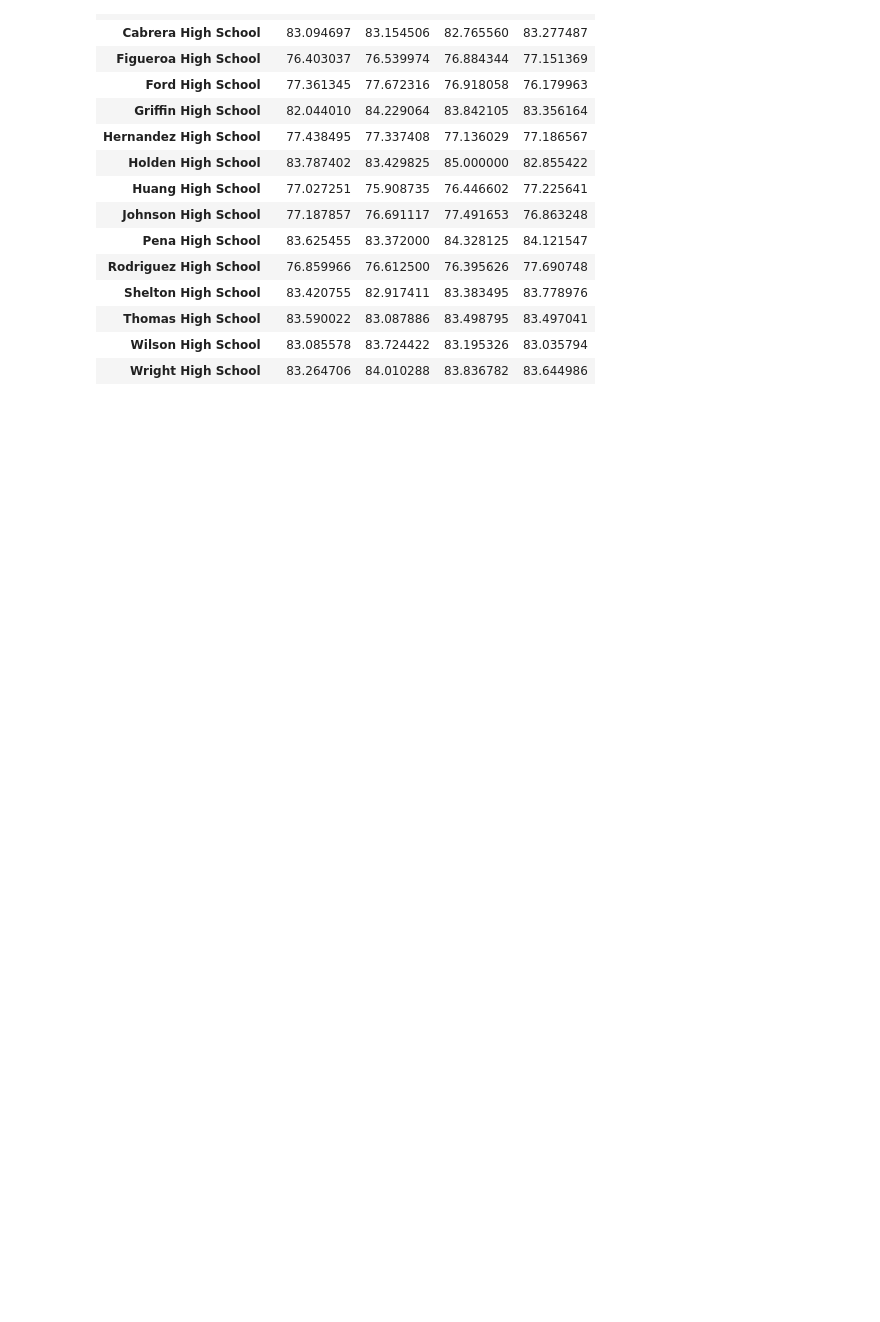
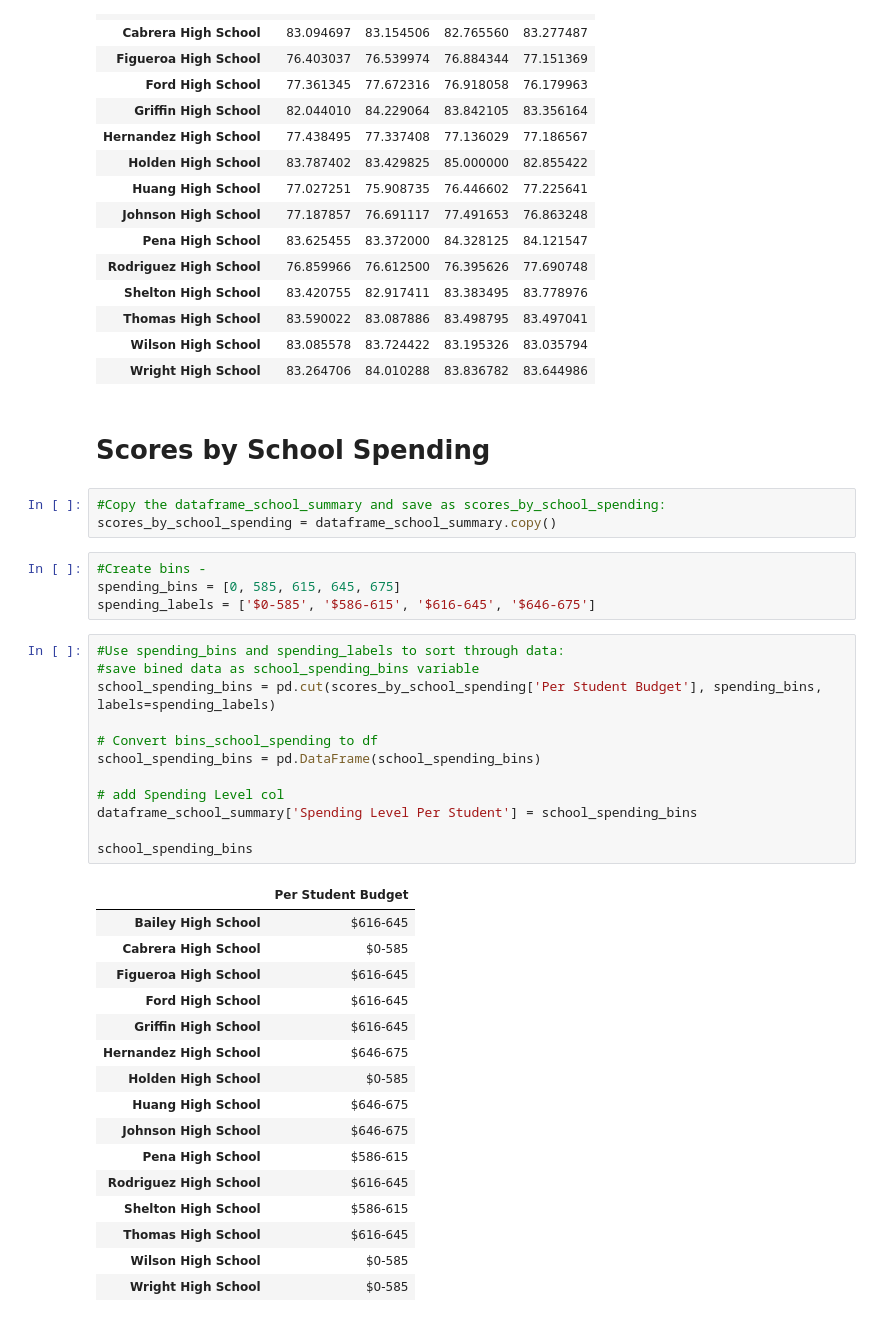
Before and after one commit to perliz77/pandas-challenge, a Jupyter notebook: Academy_Py.ipynb, the cells around one changed output. Saved outputs shown, nothing was run; the diff lists cells and outputs as text; blank space fills up the shorter version.

```diff
--- a/Academy_Py.ipynb
+++ b/Academy_Py.ipynb
@@ -501,3 +504,41 @@ clean_avg_math_score_by_grade
 | Thomas High School | 83.590022 | 83.087886 | 83.498795 | 83.497041 |
 | Wilson High School | 83.085578 | 83.724422 | 83.195326 | 83.035794 |
 | Wright High School | 83.264706 | 84.010288 | 83.836782 | 83.644986 |
+# %% [markdown]
+# Scores by School Spending
+# %%
+#Copy the dataframe_school_summary and save as scores_by_school_spending:
+scores_by_school_spending = dataframe_school_summary.copy()
+# %%
+#Create bins -
+spending_bins = [0, 585, 615, 645, 675]
+spending_labels = ['$0-585', '$586-615', '$616-645', '$646-675']
+# %%
+#Use spending_bins and spending_labels to sort through data:
+#save bined data as school_spending_bins variable
+school_spending_bins = pd.cut(scores_by_school_spending['Per Student Budget'], spending_bins, labels=spending_labels)
+
+# Convert bins_school_spending to df
+school_spending_bins = pd.DataFrame(school_spending_bins)
+
+# add Spending Level col
+dataframe_school_summary['Spending Level Per Student'] = school_spending_bins
+
+school_spending_bins
+# %% [output]
+|  | Per Student Budget |
+| Bailey High School | $616-645 |
+| Cabrera High School | $0-585 |
+| Figueroa High School | $616-645 |
+| Ford High School | $616-645 |
+| Griffin High School | $616-645 |
+| Hernandez High School | $646-675 |
+| Holden High School | $0-585 |
+| Huang High School | $646-675 |
+| Johnson High School | $646-675 |
+| Pena High School | $586-615 |
+| Rodriguez High School | $616-645 |
+| Shelton High School | $586-615 |
+| Thomas High School | $616-645 |
+| Wilson High School | $0-585 |
+| Wright High School | $0-585 |
```
Also changed, not shown: parts of 4 cells of this notebook.
